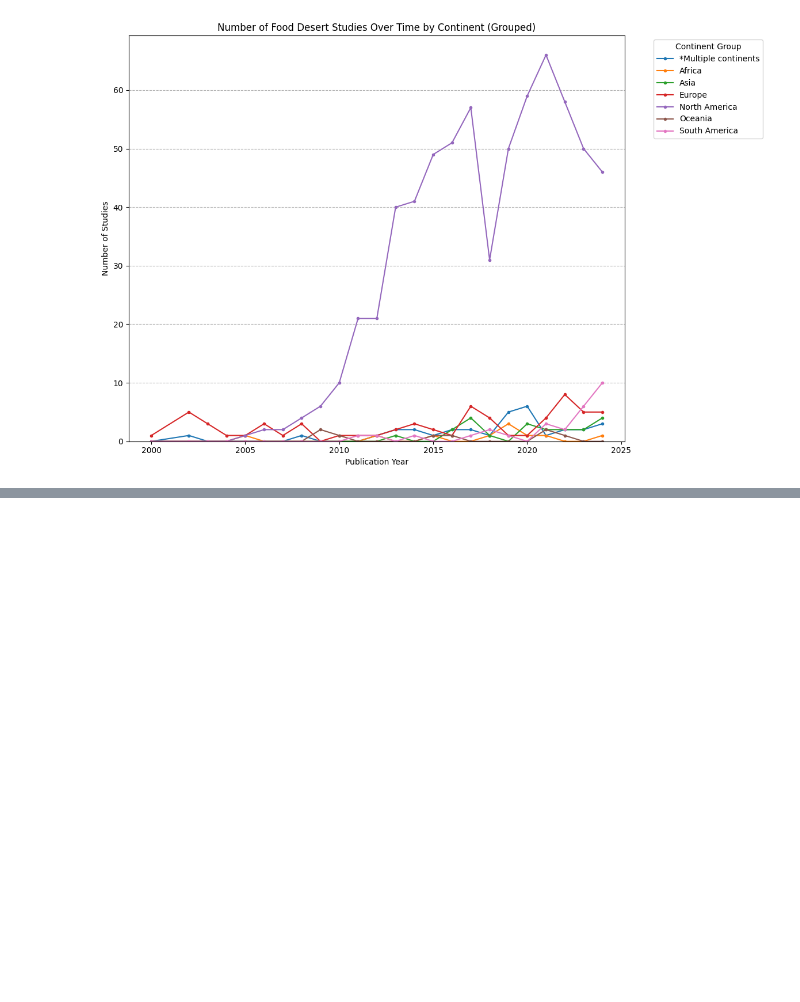
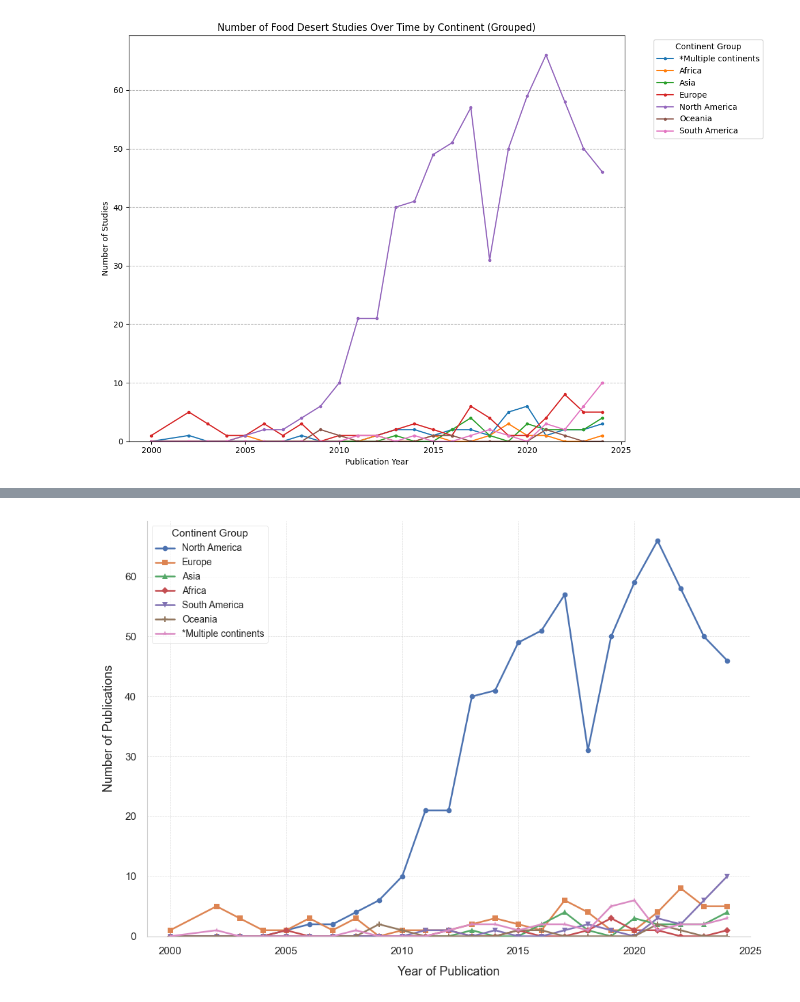
Before and after one commit to youngjour/fooddesert_review, a Jupyter notebook: visualize.ipynb, the cells around one changed output, grey strips where cells are left out. Drawn from its saved outputs; the diff is of its cells as text; code cells hidden in the pictures; blank space fills up the shorter version.

```diff
--- a/visualize.ipynb
+++ b/visualize.ipynb
@@ -460,3 +474,85 @@ ax_time.set_ylim(bottom=0)
 plt.tight_layout(rect=[0, 0, 0.85, 1]) # Adjust layout to make space for legend
 # %% [output]
 [figure]
+# %%
+plot_columns = [col for col in continent_order if col in temporal_continent_grouped_counts.columns]
+num_plot_columns = len(plot_columns)
+# %%
+try:
+    matplotlib.rcParams['font.family'] = 'sans-serif'
+    matplotlib.rcParams['font.sans-serif'] = 'Helvetica'
+    # For specific elements, you might need to set them individually if the global setting doesn't cascade as expected.
+    # For example, for title, labels, and ticks:
+    matplotlib.rcParams['axes.titlefont'] = {'family':'sans-serif', 'sans-serif':['Helvetica']}
+    matplotlib.rcParams['axes.labelfont'] = {'family':'sans-serif', 'sans-serif':['Helvetica']}
+    matplotlib.rcParams['xtick.fontfamily'] = {'family':'sans-serif', 'sans-serif':['Helvetica']}
+    matplotlib.rcParams['ytick.fontfamily'] = {'family':'sans-serif', 'sans-serif':['Helvetica']}
+    matplotlib.rcParams['legend.fontfamily'] = {'family':'sans-serif', 'sans-serif':['Helvetica']}
+
+except Exception as e:
+    print(f"Could not set font to Helvetica. Ensure it's installed and accessible to Matplotlib. Error: {e}")
+    print("Falling back to default sans-serif font.")
+
+plt.style.use('seaborn-v0_8-poster')
+fig_time_professional, ax_time_professional = plt.subplots(figsize=(12, 7))
+
+continent_order = [
+    'North America',
+    'Europe',
+    'Asia',
+    'Africa',
+    'South America',
+    'Oceania',
+    '*Multiple continents'
+]
+
+colors = sns.color_palette("deep", n_colors=num_plot_columns)
+styles = ['-', '--', '-.', ':', (0, (3, 1, 1, 1)), (0, (5, 5)), (0, (1, 1))]
+markers = ['o', 's', '^', 'D', 'v', 'P', '*']
+
+# Plot each continent group with customized styles
+for i, continent in enumerate(plot_columns):
+    ax_time_professional.plot(temporal_continent_grouped_counts.index,
+                              temporal_continent_grouped_counts[continent],
+                              label=continent,
+                              color=colors[i % len(colors)],
+                            #   linestyle=styles[i % len(styles)],
+                              marker=markers[i % len(markers)],
+                              markersize=5.5,
+                              linewidth=1.8)
+
+min_year_plot = temporal_continent_grouped_counts.index.min()
+max_year_data = temporal_continent_grouped_counts.index.max()
+current_year = datetime.now().year
+max_year_plot_limit = min(current_year + 1 , max_year_data + 1)
+
+# ax_time_professional.set_title(f'Global Trends in Food Desert Research by Continent ({min_year_plot}-{max_year_data})', fontsize=15, pad=18, weight='bold')
+ax_time_professional.set_xlabel('Year of Publication', fontsize=13, labelpad=10)
+ax_time_professional.set_ylabel('Number of Publications', fontsize=13, labelpad=10)
+
+ax_time_professional.tick_params(axis='x', labelsize=11)
+ax_time_professional.tick_params(axis='y', labelsize=11)
+
+ax_time_professional.set_xlim(min_year_plot - 1, max_year_plot_limit)
+ax_time_professional.set_ylim(bottom=0)
+
+# --- MODIFIED LEGEND PLACEMENT ---
+legend = ax_time_professional.legend(title='Continent Group',
+                                      fontsize=10,
+                                      title_fontsize=11,
+                                      loc='upper left', # Changed to 'upper left' for inside plot
+                                      frameon=True,     # Keep frame for better readability over lines
+                                      edgecolor='lightgray', # Softer edge color
+                                      facecolor='white', # White background for frame
+                                      framealpha=0.7)    # Make frame slightly transparent
+
+ax_time_professional.spines['top'].set_visible(False)
+ax_time_professional.spines['right'].set_visible(False)
+ax_time_professional.spines['left'].set_linewidth(0.8)
+ax_time_professional.spines['bottom'].set_linewidth(0.8)
+
+ax_time_professional.yaxis.grid(True, linestyle='--', linewidth=0.5, alpha=0.7)
+ax_time_professional.xaxis.grid(True, linestyle='--', linewidth=0.5, alpha=0.7)
+
+plt.tight_layout(rect=[0, 0, 0.83, 1])
+# %% [output]
@@ -462,0 +561 @@ plt.tight_layout(rect=[0, 0, 0.85, 1]) # Adjust layout to make space for legend
+[figure, added]
```
Also changed, not shown: parts of 21 cells of this notebook, 5 other files.
